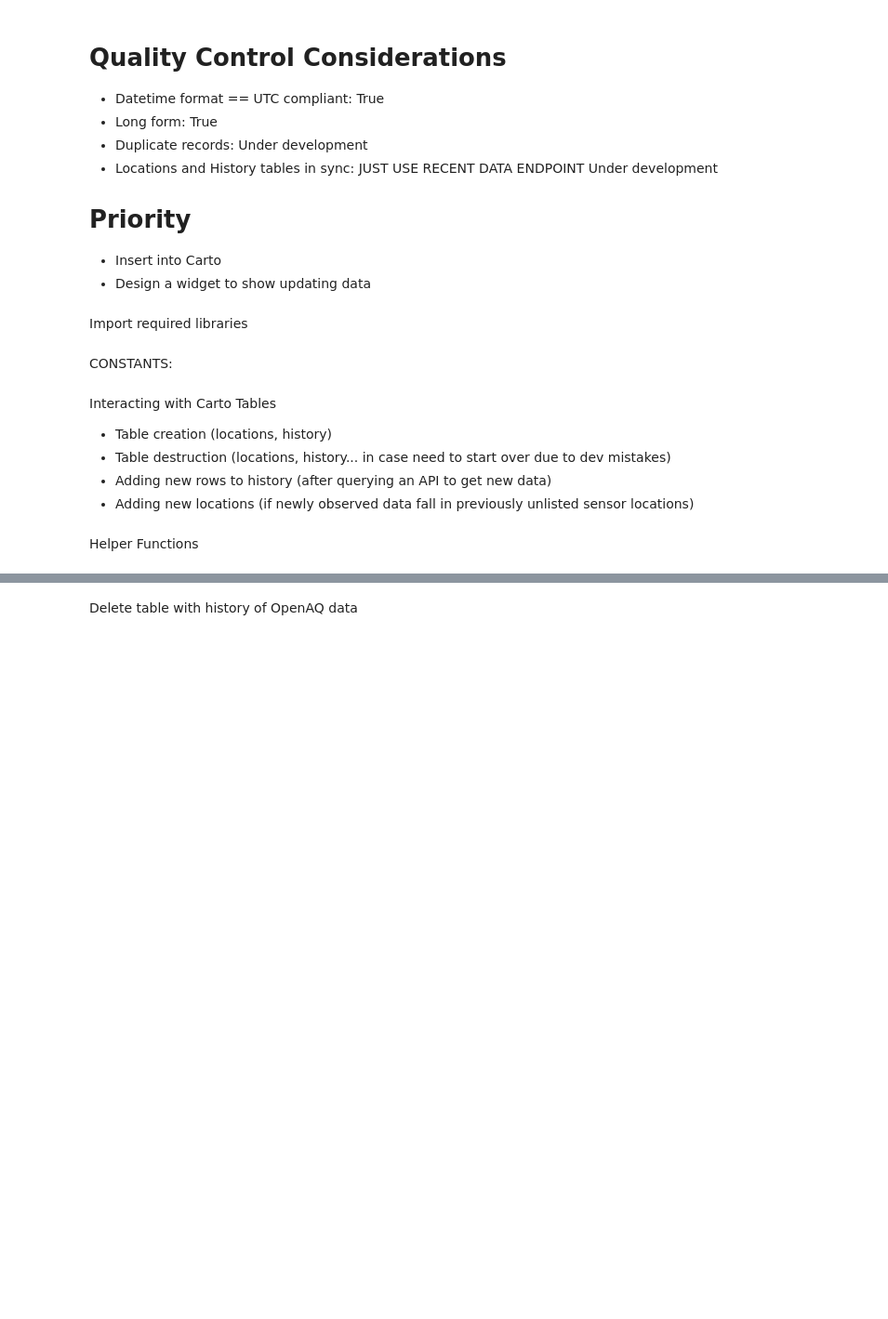
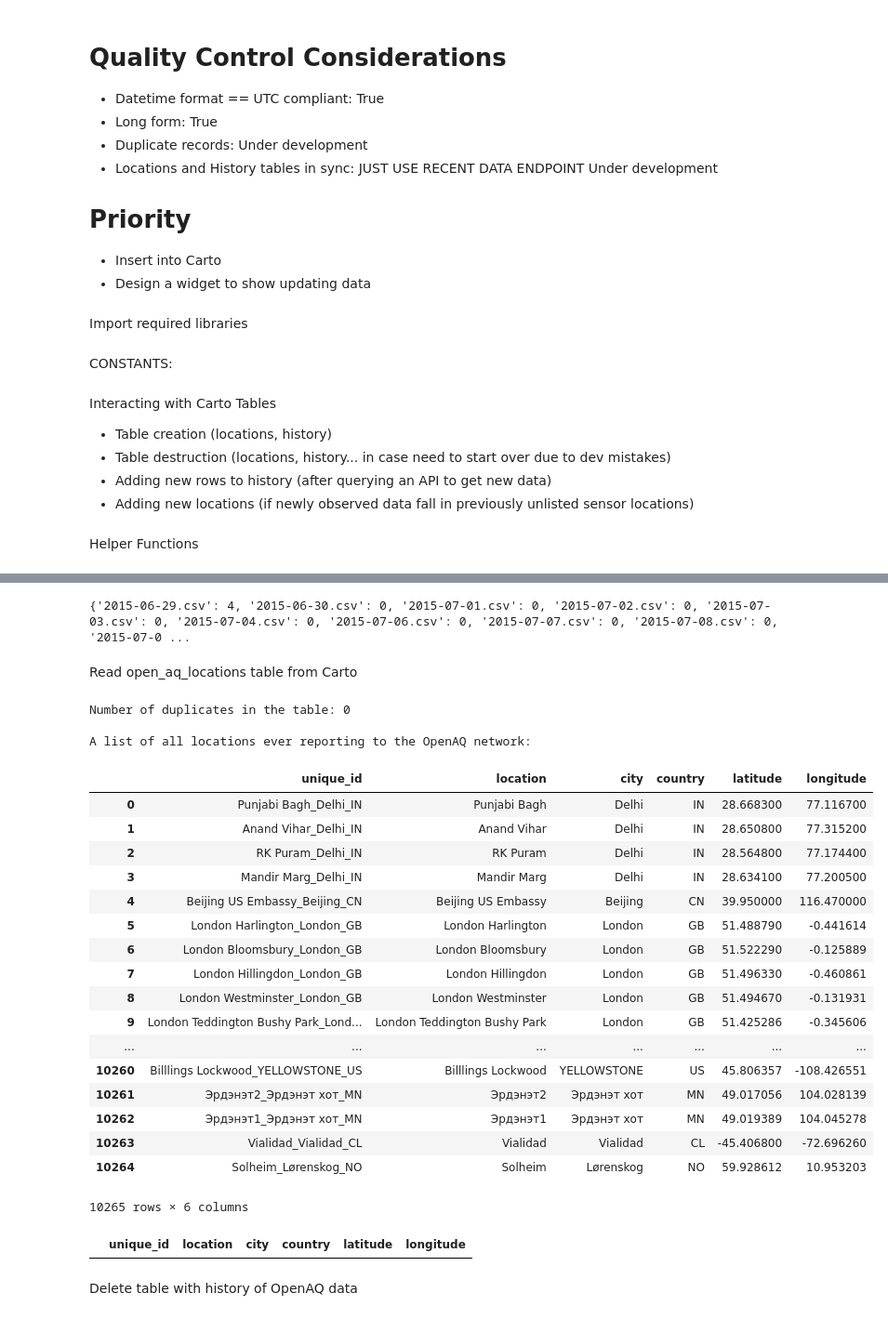
Before and after one commit to nsuberi/ResourceWatchCode, a Jupyter notebook: Near Real Time data procedures/Vector Handling/OpenAQ.ipynb, the cells around one changed output, grey strips where cells are left out. Shown at 93% size. Cells and saved outputs as stored; diff of their text form; code cells hidden in the pictures; blank space fills up the shorter version.

Commit message:
OpenAQ with changes discussed with Francis: deduping on a unique ID column, only loading needed columns for deduping, cleaned up functions

```diff
--- a/Near Real Time data procedures/Vector Handling/OpenAQ.ipynb
+++ b/Near Real Time data procedures/Vector Handling/OpenAQ.ipynb
@@ -59,10 +59,10 @@ class ProgressPercentage(object):
 CONSTANTS:
 # %%
 # Base URL for all SQL calls
-CARTO_URL = "https://wri-rw.carto.com/api/v2/sql"
+CARTO_URL = "https://rw-nrt.carto.com/api/v2/sql"
 
 # FROM: https://resourcewatch.carto.com/u/wri-rw/your_apps
-CARTO_API_TOKEN = config.get("auth", "carto_api_token")
+CARTO_API_TOKEN = config.get("auth", "carto_api_token_nrt")
 
 OPENAQ_DATA_FOLDER = "/Users/nathansuberi/Desktop/RW_Data/OpenAQ/"
 # %% [markdown]
@@ -534,3 +684,56 @@ def toggle_apostrophes(df, cols_with_apostrophes, remove=True):
+# %%
+# Using json.load()
+# https://www.safaribooksonline.com/library/view/python-cookbook-3rd/9781449357337/ch06s02.html
+target_table_name = "open_aq_locations"
+with open(OPENAQ_DATA_FOLDER + target_table_name + "additions.json", "r") as f:
+    output_json_locations = json.load(f)
+
+print(output_json_locations)
+# %% [output]
+{'2015-06-29.csv': 4, '2015-06-30.csv': 0, '2015-07-01.csv': 0, '2015-07-02.csv': 0, '2015-07-03.csv': 0, '2015-07-04.csv': 0, '2015-07-06.csv': 0, '2015-07-07.csv': 0, '2015-07-08.csv': 0, '2015-07-0 ...
+# %% [markdown]
+Read open_aq_locations table from Carto
+# %%
+res = select_from_table("open_aq_locations")
+column_order = ["unique_id","location", "city", "country", "latitude", "longitude"]
+all_open_aq_locations = pd.DataFrame(res.json()["rows"])[column_order]
+
+duplicates = all_open_aq_locations["unique_id"].duplicated(keep="first")
+unique_obs = ~duplicates
+all_open_aq_locations_unique = all_open_aq_locations.loc[unique_obs]
+
+print("\nNumber of duplicates in the table:", sum(duplicates))
+
+print("\nA list of all locations ever reporting to the OpenAQ network:")
+all_open_aq_locations_unique
+# %% [output]
+Number of duplicates in the table: 0
+
+A list of all locations ever reporting to the OpenAQ network:
+|  | unique_id | location | city | country | latitude | longitude |
+| 0 | Punjabi Bagh_Delhi_IN | Punjabi Bagh | Delhi | IN | 28.668300 | 77.116700 |
+| 1 | Anand Vihar_Delhi_IN | Anand Vihar | Delhi | IN | 28.650800 | 77.315200 |
+| 2 | RK Puram_Delhi_IN | RK Puram | Delhi | IN | 28.564800 | 77.174400 |
+| 3 | Mandir Marg_Delhi_IN | Mandir Marg | Delhi | IN | 28.634100 | 77.200500 |
+| 4 | Beijing US Embassy_Beijing_CN | Beijing US Embassy | Beijing | CN | 39.950000 | 116.470000 |
+| 5 | London Harlington_London_GB | London Harlington | London | GB | 51.488790 | -0.441614 |
+| 6 | London Bloomsbury_London_GB | London Bloomsbury | London | GB | 51.522290 | -0.125889 |
+| 7 | London Hillingdon_London_GB | London Hillingdon | London | GB | 51.496330 | -0.460861 |
+| 8 | London Westminster_London_GB | London Westminster | London | GB | 51.494670 | -0.131931 |
+| 9 | London Teddington Bushy Park_Lond... | London Teddington Bushy Park | London | GB | 51.425286 | -0.345606 |
+| ... | ... | ... | ... | ... | ... | ... |
+| 10260 | Billlings Lockwood_YELLOWSTONE_US | Billlings Lockwood | YELLOWSTONE | US | 45.806357 | -108.426551 |
+| 10261 | Эрдэнэт2_Эрдэнэт хот_MN | Эрдэнэт2 | Эрдэнэт хот | MN | 49.017056 | 104.028139 |
+| 10262 | Эрдэнэт1_Эрдэнэт хот_MN | Эрдэнэт1 | Эрдэнэт хот | MN | 49.019389 | 104.045278 |
+| 10263 | Vialidad_Vialidad_CL | Vialidad | Vialidad | CL | -45.406800 | -72.696260 |
+| 10264 | Solheim_Lørenskog_NO | Solheim | Lørenskog | NO | 59.928612 | 10.953203 |
+10265 rows × 6 columns
+# %%
+duped_locations = all_open_aq_locations[all_open_aq_locations["unique_id"].duplicated(keep=False)]
+# This should be none
+duped_locations
+# %% [output]
+|  | unique_id | location | city | country | latitude | longitude |
 # %% [markdown]
 Delete table with history of OpenAQ data
 # %%
```
Also changed, not shown: parts of 24 cells of this notebook.
